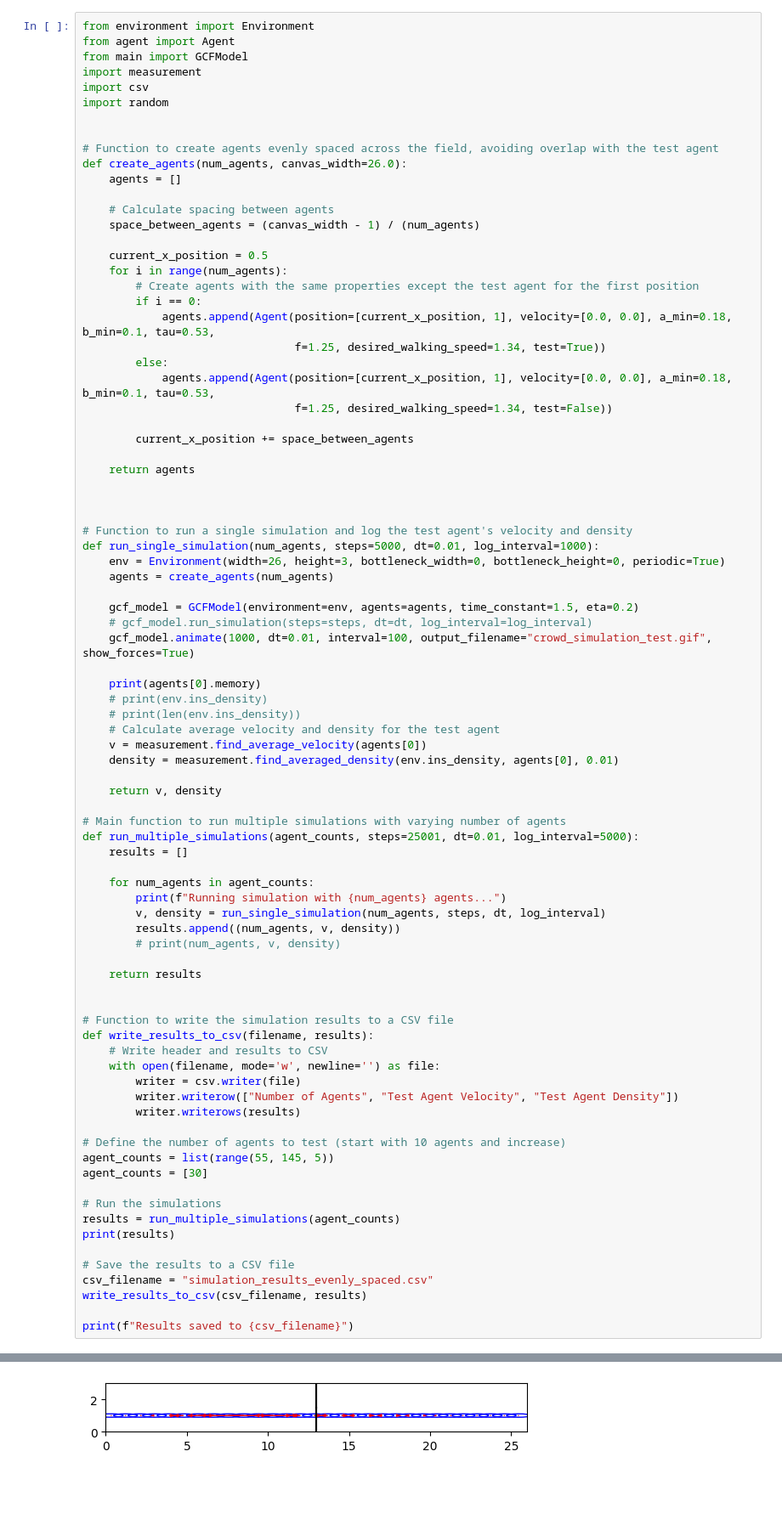
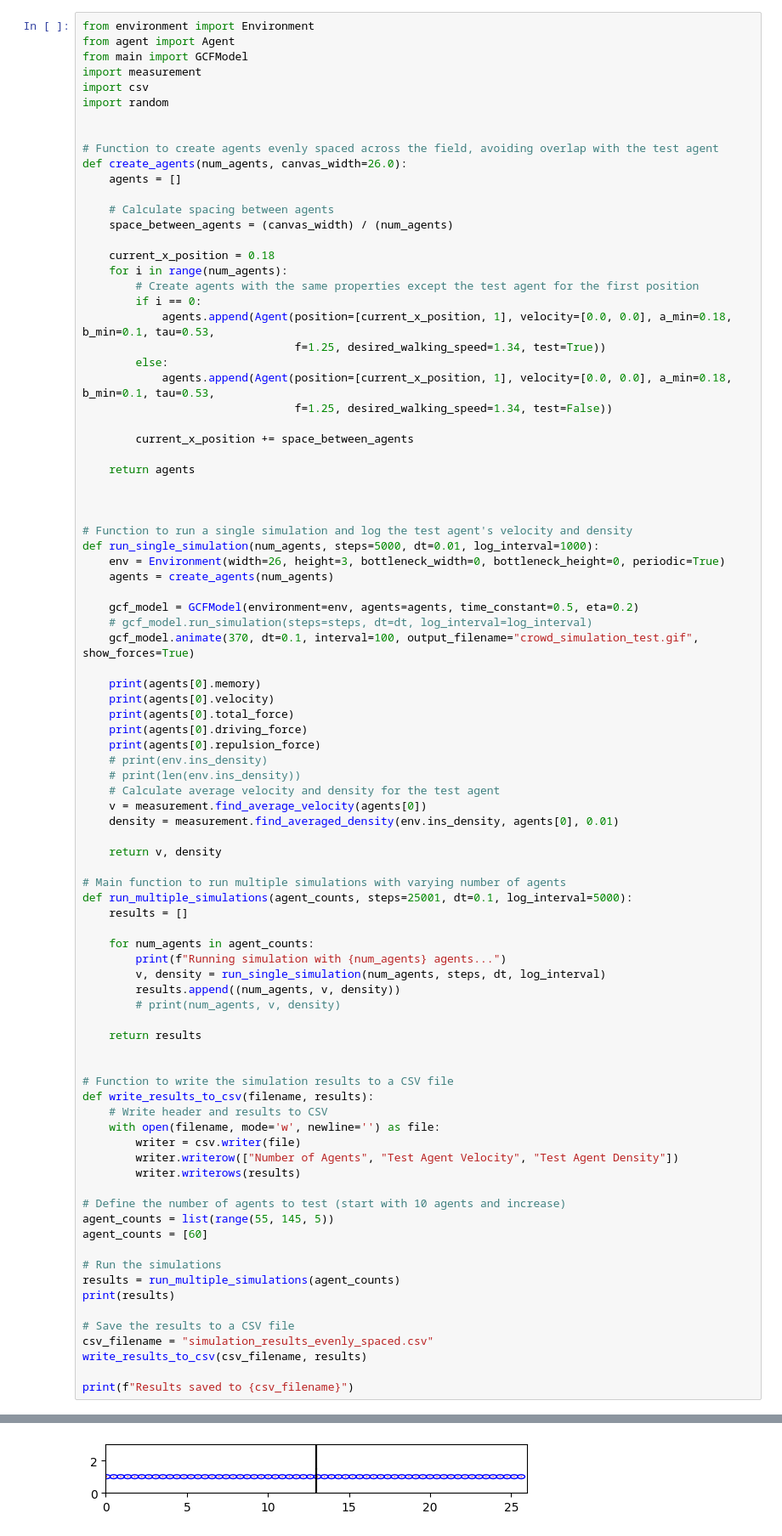
Before and after one commit to s2013568/DEM_test, a Jupyter notebook: Ageng_based_simulation/Force_based_model/Test_zone_5.ipynb, the cells around one changed output, grey strips where cells are left out. Shown at 85% size. Drawn from its saved outputs; the diff is of its cells as text; blank space fills up the shorter version.

```diff
--- a/Ageng_based_simulation/Force_based_model/Test_zone_5.ipynb
+++ b/Ageng_based_simulation/Force_based_model/Test_zone_5.ipynb
@@ -12,9 +12,9 @@ def create_agents(num_agents, canvas_width=26.0):
     agents = []
 
     # Calculate spacing between agents
-    space_between_agents = (canvas_width - 1) / (num_agents)
+    space_between_agents = (canvas_width) / (num_agents)
 
-    current_x_position = 0.5
+    current_x_position = 0.18
     for i in range(num_agents):
         # Create agents with the same properties except the test agent for the first position
         if i == 0:
@@ -35,11 +35,15 @@ def run_single_simulation(num_agents, steps=5000, dt=0.01, log_interval=1000):
     env = Environment(width=26, height=3, bottleneck_width=0, bottleneck_height=0, periodic=True)
     agents = create_agents(num_agents)
 
-    gcf_model = GCFModel(environment=env, agents=agents, time_constant=1.5, eta=0.2)
+    gcf_model = GCFModel(environment=env, agents=agents, time_constant=0.5, eta=0.2)
     # gcf_model.run_simulation(steps=steps, dt=dt, log_interval=log_interval)
-    gcf_model.animate(1000, dt=0.01, interval=100, output_filename="crowd_simulation_test.gif", show_forces=True)
+    gcf_model.animate(370, dt=0.1, interval=100, output_filename="crowd_simulation_test.gif", show_forces=True)
 
     print(agents[0].memory)
+    print(agents[0].velocity)
+    print(agents[0].total_force)
+    print(agents[0].driving_force)
+    print(agents[0].repulsion_force)
     # print(env.ins_density)
     # print(len(env.ins_density))
     # Calculate average velocity and density for the test agent
@@ -49,7 +53,7 @@ def run_single_simulation(num_agents, steps=5000, dt=0.01, log_interval=1000):
     return v, density
 
 # Main function to run multiple simulations with varying number of agents
-def run_multiple_simulations(agent_counts, steps=25001, dt=0.01, log_interval=5000):
+def run_multiple_simulations(agent_counts, steps=25001, dt=0.1, log_interval=5000):
     results = []
 
     for num_agents in agent_counts:
@@ -71,7 +75,7 @@ def write_results_to_csv(filename, results):
 
 # Define the number of agents to test (start with 10 agents and increase)
 agent_counts = list(range(55, 145, 5))
-agent_counts = [30]
+agent_counts = [60]
 
 # Run the simulations
 results = run_multiple_simulations(agent_counts)
@@ -107,2 +109,2 @@ Running simulation with 30 agents...
-[figure, old version]
+[figure, new version]
 {'t_in': -1, 't_out': -1, 'x_in': 0, 'x_out': 26}
```
Also changed, not shown: parts of 7 cells of this notebook, 15 other files.
